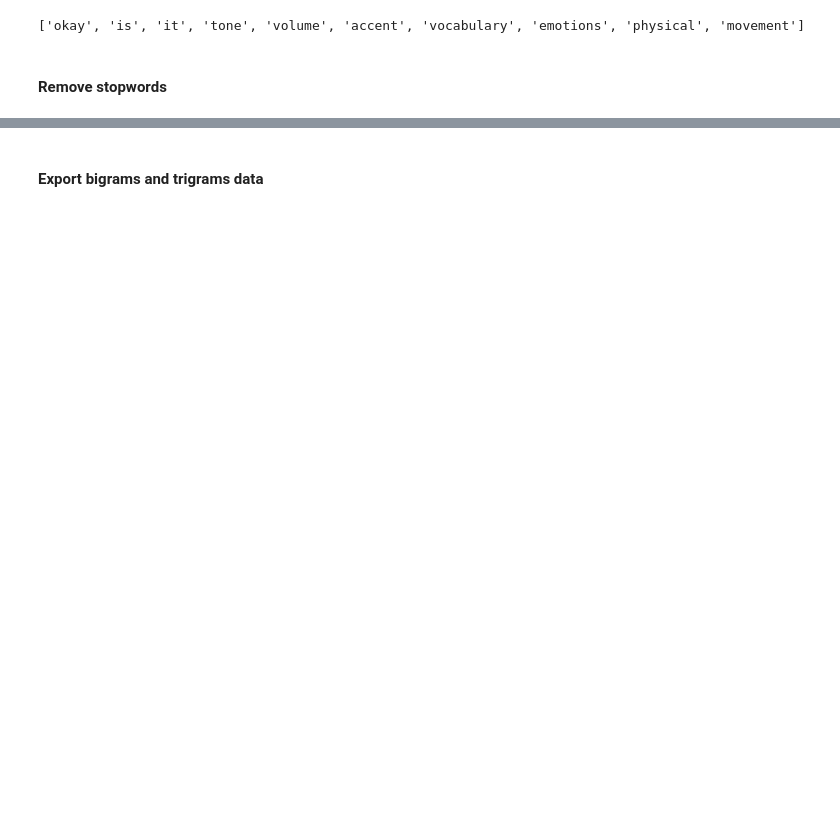
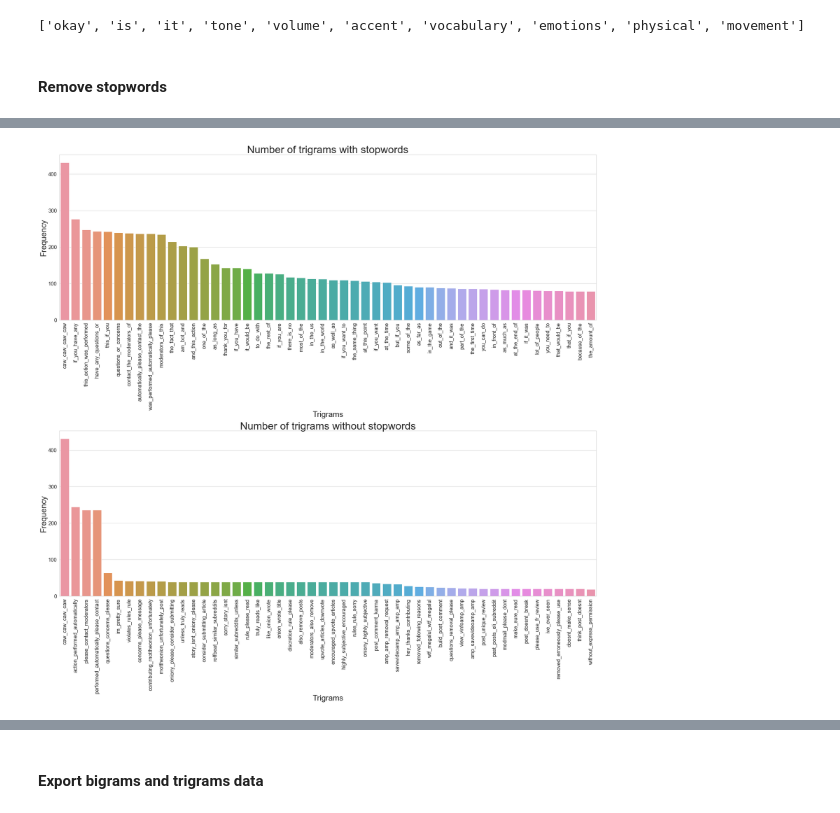
Before and after one commit to Leslieyuan988/Automatic-Classification-for-Cognitive-Engagement-in-Reddit-Discussion-Forums-using-Natural-Language, a Jupyter notebook: data_preprocessing.ipynb, the cells around one changed output, grey strips where cells are left out. Saved outputs shown, nothing was run; the diff lists cells and outputs as text; code cells hidden in the pictures; blank space fills up the shorter version.

```diff
--- a/data_preprocessing.ipynb
+++ b/data_preprocessing.ipynb
@@ -327,8 +332,9 @@ print(data_words[:1][0][:30])
 # %% [output]
 ['okay', 'is', 'it', 'tone', 'volume', 'accent', 'vocabulary', 'emotions', 'physical', 'movement']
 # %%
-bigram = gensim.models.Phrases(data_words, min_count=5, threshold=100) # higher threshold fewer phrases.
-trigram = gensim.models.Phrases(bigram[data_words], threshold=100)
+# Threshold set to 2 since there too few phrases that can be form due to the preprocessing steps above especially by removing stopwords.
+bigram = gensim.models.Phrases(data_words, min_count=5, threshold=2)
+trigram = gensim.models.Phrases(bigram[data_words], threshold=2)
 # Faster way to get a sentence clubbed as a trigram/bigram
 bigram_mod = gensim.models.phrases.Phraser(bigram)
 trigram_mod = gensim.models.phrases.Phraser(trigram)
@@ -355,0 +425,9 @@ data_words_trigrams = make_trigrams(data_words_nostops)
+# %%
+trigram2_dict = {}
+for ngrams, count in list(trigram.vocab.items()):
+    unicode_ngrams = ngrams
+    if unicode_ngrams.count('_') >= 2:
+        trigram2_dict[unicode_ngrams] = count
+
+trigram2_df = pd.DataFrame(trigram2_dict.items(), columns=['Trigrams', 'Frequency']).sort_values(by="Frequency", ascending=False)
+trigram2_df.head()
@@ -355,0 +441,9 @@ data_words_trigrams = make_trigrams(data_words_nostops)
+# %%
+trigram_dict = {}
+for ngrams, count in list(trigram_nostop.vocab.items()):
+    unicode_ngrams = ngrams
+    if unicode_ngrams.count('_') >= 2:
+        trigram_dict[unicode_ngrams] = count
+
+trigram_df = pd.DataFrame(trigram_dict.items(), columns=['Trigrams', 'Frequency']).sort_values(by="Frequency", ascending=False)
+trigram_df.head()
@@ -355,0 +457,23 @@ data_words_trigrams = make_trigrams(data_words_nostops)
+# %%
+f, axes = plt.subplots(2,1, figsize=(30,30))
+# plt.rcParams['figure.figsize'] = [30, 30]
+sns.set_theme(style="whitegrid")
+
+bp = sns.barplot(x="Trigrams", y="Frequency", data=trigram2_df[:50], ax=axes[0])
+bp.axes.set_title("Number of trigrams with stopwords",fontsize=40)
+bp.set_xlabel("Trigrams",fontsize=30)
+bp.set_ylabel("Frequency",fontsize=30)
+bp.tick_params(labelsize=20, axis='x', rotation=90)
+bp.tick_params(labelsize=20, axis='y')
+
+bp = sns.barplot(x="Trigrams", y="Frequency", data=trigram_df[:50], ax=axes[1])
+bp.axes.set_title("Number of trigrams without stopwords",fontsize=40)
+bp.set_xlabel("Trigrams",fontsize=30)
+bp.set_ylabel("Frequency",fontsize=30)
+bp.tick_params(labelsize=20, axis='x', rotation=90)
+bp.tick_params(labelsize=20, axis='y')
+
+f.tight_layout()
+plt.show()
+# %% [output]
+[figure, added]
```
Also changed, not shown: parts of 18 cells of this notebook.
